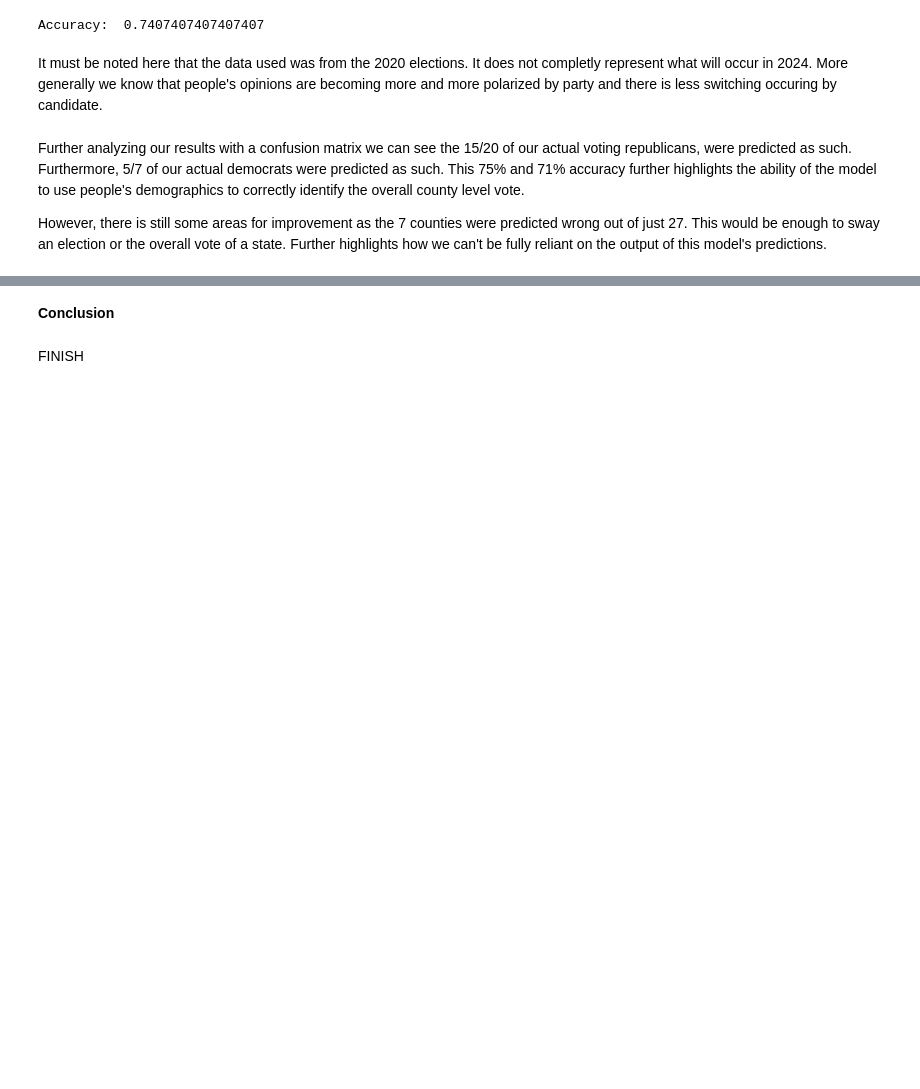
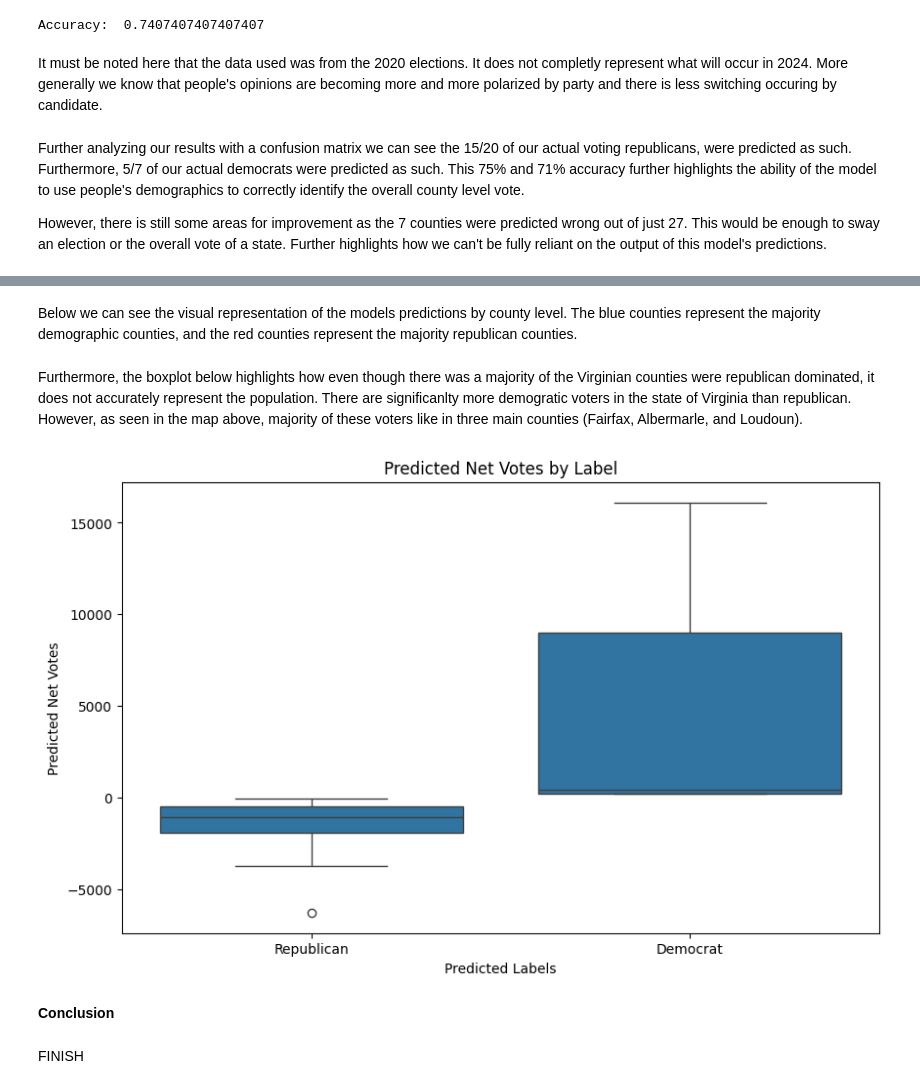
Before and after one commit to dha5sm/project_voting, a Jupyter notebook: Write_up_project_voiting.ipynb, the cells around one changed output, grey strips where cells are left out. Saved outputs shown, nothing was run; the diff lists cells and outputs as text; code cells hidden in the pictures; blank space fills up the shorter version.

Commit message:
Updated to results section

```diff
--- a/Write_up_project_voiting.ipynb
+++ b/Write_up_project_voiting.ipynb
@@ -266,0 +280,2 @@ NameError: name 'classification_report' is not defined
+# %% [markdown]
+Below we can see the visual representation of the models predictions by county level. The blue counties represent the majority demographic counties, and the red counties represent the majority republican counties.
@@ -267,3 +284,28 @@ NameError: name 'classification_report' is not defined
+# %% [markdown]
+Furthermore, the boxplot below highlights how even though there was a majority of the Virginian counties were republican dominated, it does not accurately represent the population. There are significanlty more demogratic voters in the state of Virginia than republican. However, as seen in the map above, majority of these voters like in three main counties (Fairfax, Albermarle, and Loudoun).
+# %%
+# Generate output dataframe
+X_test_norm_df = pd.DataFrame(X_test_norm, columns=features_to_normalize)
+results_df = pd.DataFrame({
+    'County': df_merged['county_name'].iloc[X_test_norm_df.index],  # County names from the merged dataframe
+    'Actual_Net_Votes': y_test,
+    'Predicted_Net_Votes': predicted_net_votes,
+    'Predicted_Labels': predicted_labels,
+    'Actual_Labels': actual_labels
+})
+
+# Group by predicted labels
+results_df['Predicted_Labels'] = results_df['Predicted_Labels'].map({0: 'Republican', 1: 'Democrat'})
+
+# Visualize predicted net votes by label
+plt.figure(figsize=(10, 6))
+sns.boxplot(x='Predicted_Labels', y='Predicted_Net_Votes', data=results_df)
+plt.xlabel('Predicted Labels')
+plt.ylabel('Predicted Net Votes')
+plt.title('Predicted Net Votes by Label')
+plt.show()
+# %% [output]
+[figure, added]
 # %% [markdown]
 **Conclusion**
 # %% [markdown]
```
Also changed, not shown: parts of 3 cells of this notebook.
